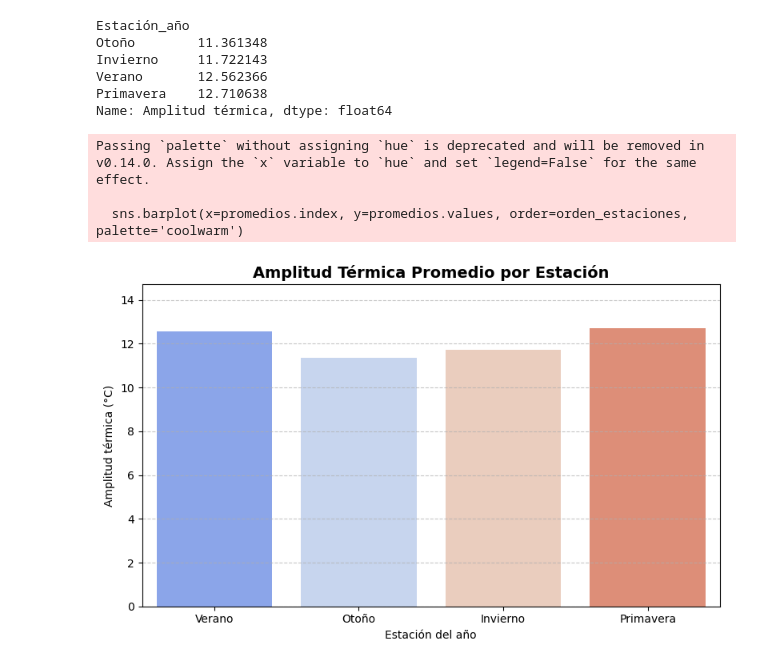
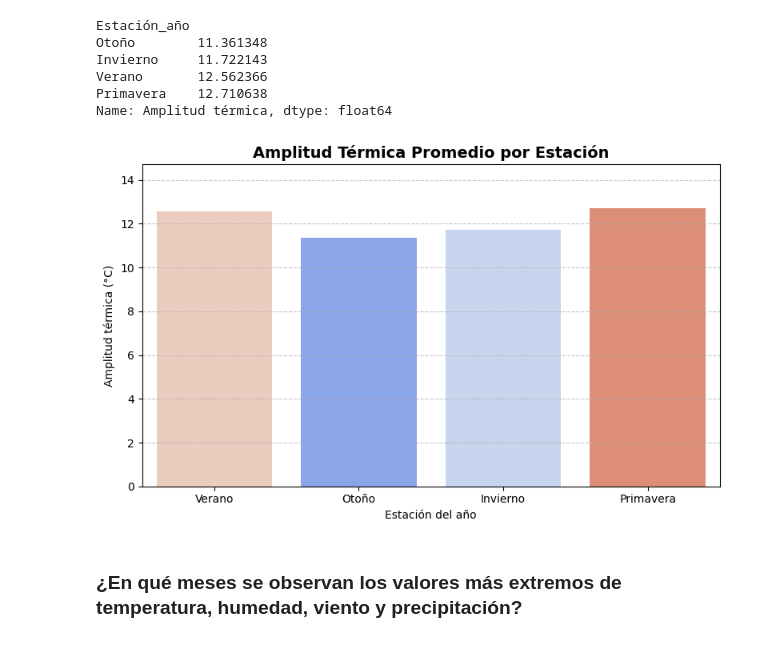
Before and after one commit to Mati279/Analisis-de-Datos---TPs, a Jupyter notebook: TP1/Borrador.ipynb, the cells around one changed output. Drawn from its saved outputs; the diff is of its cells as text; code cells hidden in the pictures.

```diff
--- a/TP1/Borrador.ipynb
+++ b/TP1/Borrador.ipynb
@@ -483,19 +578,18 @@ Name: Amplitud térmica, dtype: float64
 # %%
 #Graficamos.
 orden_estaciones = ['Verano', 'Otoño', 'Invierno', 'Primavera']
 
 plt.figure(figsize=(8, 5))
-sns.barplot(x=promedios.index, y=promedios.values, order=orden_estaciones, palette='coolwarm')
+sns.barplot(x=promedios.index, y=promedios.values, hue=promedios.index, order=orden_estaciones, palette='coolwarm', legend=False)
 
 plt.title('Amplitud Térmica Promedio por Estación', fontsize=14, weight='bold')
 plt.ylabel('Amplitud térmica (°C)')
 plt.xlabel('Estación del año')
 plt.ylim(0, max(promedios.values) + 2)
 plt.grid(axis='y', linestyle='--', alpha=0.7)
 plt.tight_layout()
 plt.show()
 # %% [output]
-Passing `palette` without assigning `hue` is deprecated and will be removed in v0.14.0. Assign the `x` variable to `hue` and set `legend=False` for the same effect.
-
-  sns.barplot(x=promedios.index, y=promedios.values, order=orden_estaciones, palette='coolwarm')
-[figure, old version]
+[figure, new version]
+# %% [markdown]
+### ¿En qué meses se observan los valores más extremos de temperatura, humedad, viento y precipitación?
```
Also changed, not shown: parts of 13 cells of this notebook.
